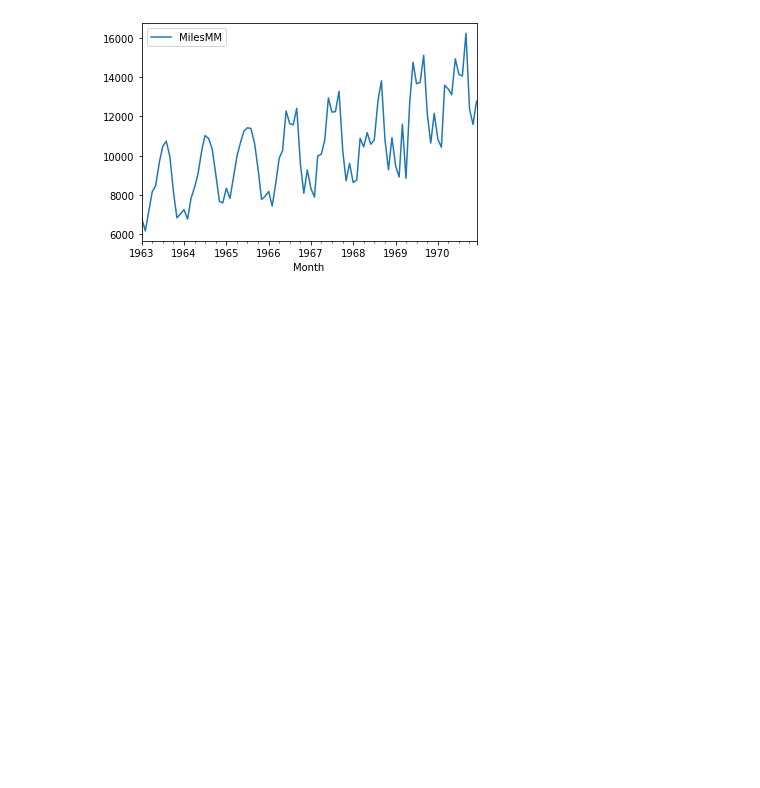
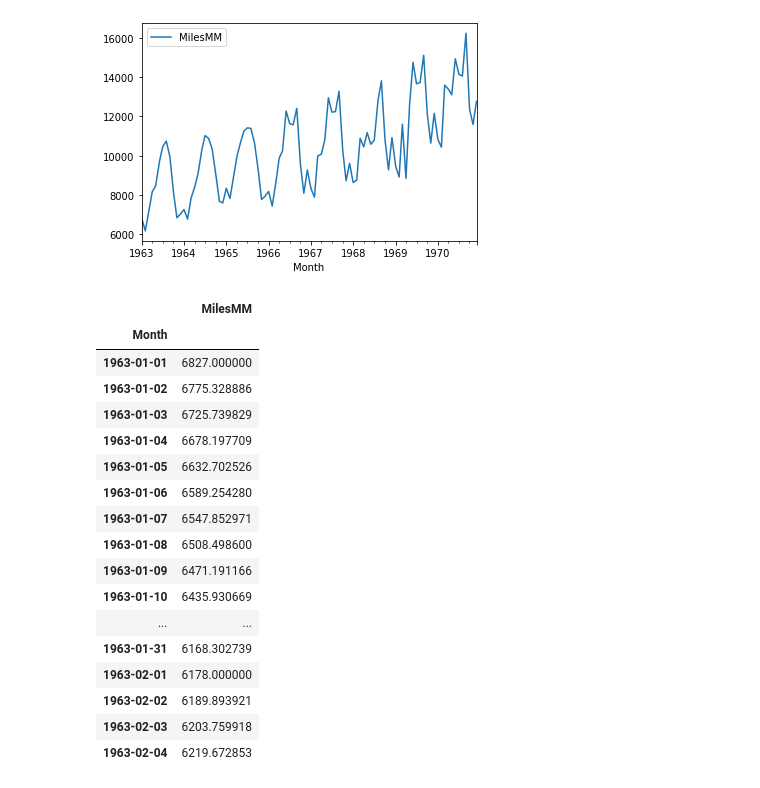
Before and after one commit to anmol0720/Time-Series-Forcasting, a Jupyter notebook: Time_Series_Analysis_and_Forcasting.ipynb, the cells around one changed output. Cells and saved outputs as stored; diff of their text form; code cells hidden in the pictures; blank space fills up the shorter version.

```diff
--- a/Time_Series_Analysis_and_Forcasting.ipynb
+++ b/Time_Series_Analysis_and_Forcasting.ipynb
@@ -505,0 +509,21 @@ Interpolated_miles_df.plot()
+# %%
+poly_interpolated_miles_df.head(35)
+# %% [output]
+|  | MilesMM |
+| Month |  |
+| 1963-01-01 | 6827.000000 |
+| 1963-01-02 | 6775.328886 |
+| 1963-01-03 | 6725.739829 |
+| 1963-01-04 | 6678.197709 |
+| 1963-01-05 | 6632.702526 |
+| 1963-01-06 | 6589.254280 |
+| 1963-01-07 | 6547.852971 |
+| 1963-01-08 | 6508.498600 |
+| 1963-01-09 | 6471.191166 |
+| 1963-01-10 | 6435.930669 |
+| ... | ... |
+| 1963-01-31 | 6168.302739 |
+| 1963-02-01 | 6178.000000 |
+| 1963-02-02 | 6189.893921 |
+| 1963-02-03 | 6203.759918 |
+| 1963-02-04 | 6219.672853 |
```
Also changed, not shown: parts of 2 cells of this notebook.
